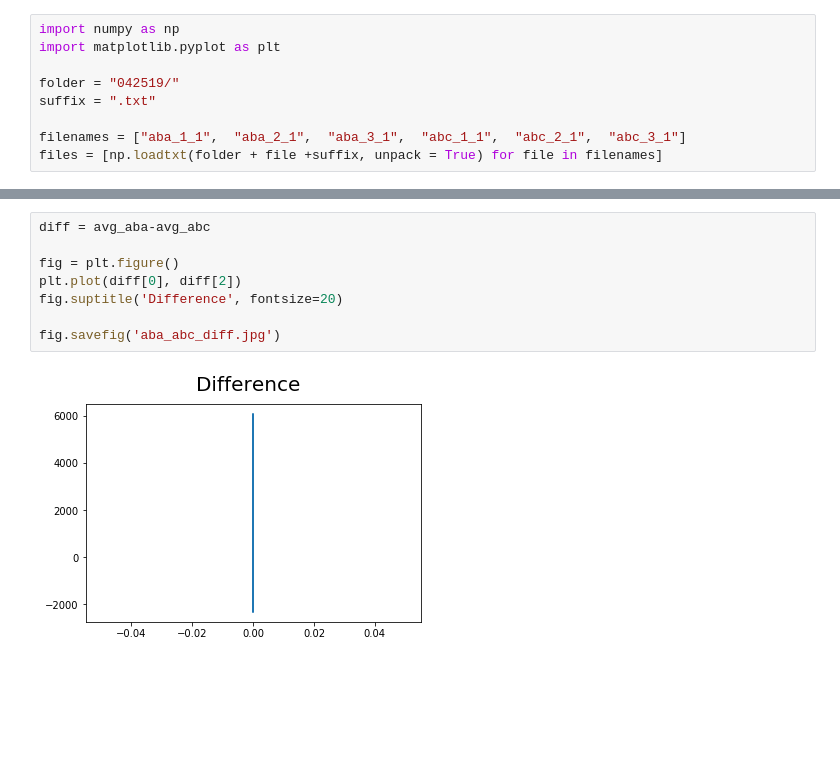
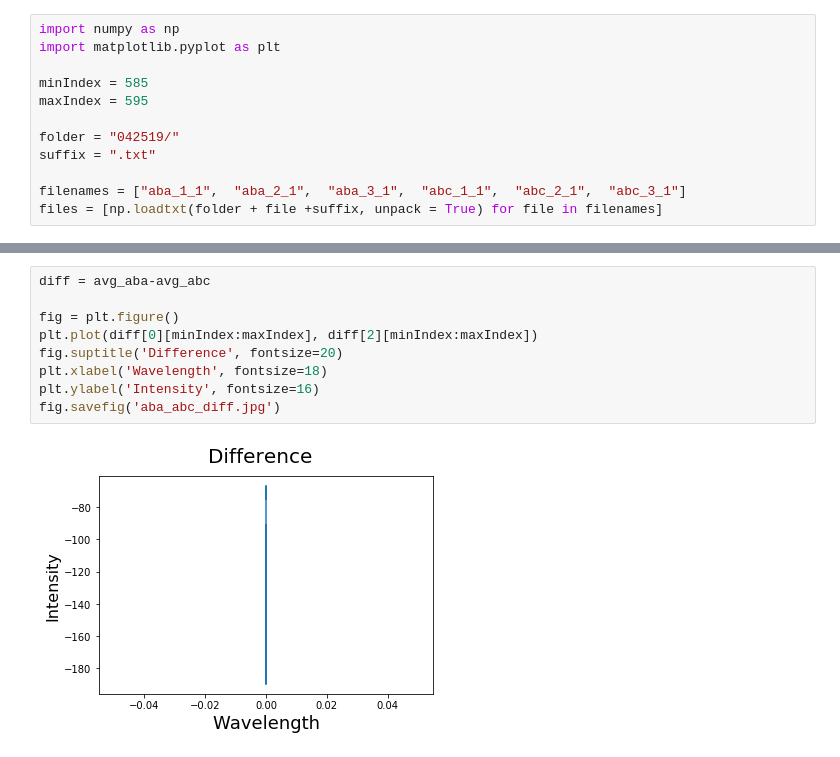
Before and after one commit to Yi-J-Zhu/ULAB, a Jupyter notebook: Raman.ipynb, the cells around one changed output, grey strips where cells are left out. Cells and saved outputs as stored; diff of their text form; blank space fills up the shorter version.

```diff
--- a/Raman.ipynb
+++ b/Raman.ipynb
@@ -1,6 +1,9 @@
 # %%
 import numpy as np
 import matplotlib.pyplot as plt
+
+minIndex = 585
+maxIndex = 595
 
 folder = "042519/"
 suffix = ".txt"
@@ -44,10 +66,11 @@ fig.savefig('avg_abc.jpg')
 # %%
 diff = avg_aba-avg_abc
 
 fig = plt.figure()
-plt.plot(diff[0], diff[2])
+plt.plot(diff[0][minIndex:maxIndex], diff[2][minIndex:maxIndex])
 fig.suptitle('Difference', fontsize=20)
-
+plt.xlabel('Wavelength', fontsize=18)
+plt.ylabel('Intensity', fontsize=16)
 fig.savefig('aba_abc_diff.jpg')
 # %% [output]
-[figure, old version]
+[figure, new version]
```
Also changed, not shown: parts of 3 cells of this notebook, 4 other files.
